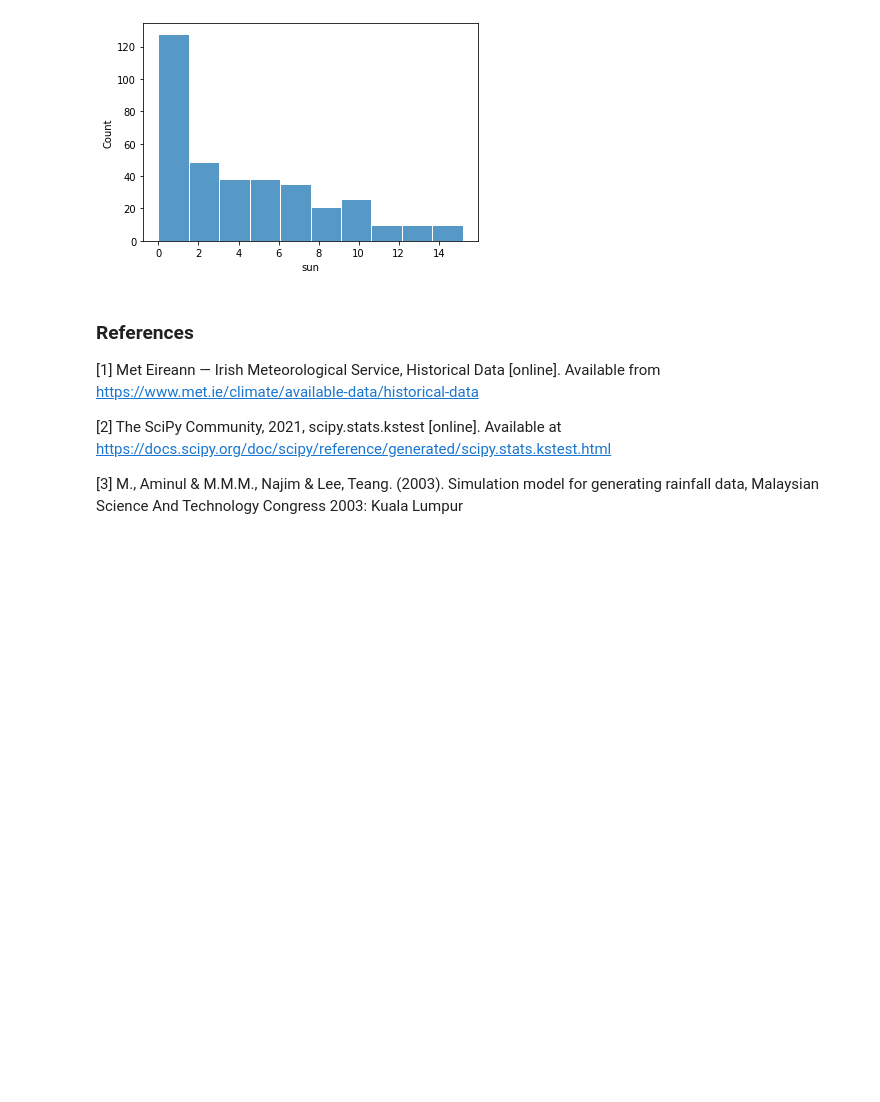
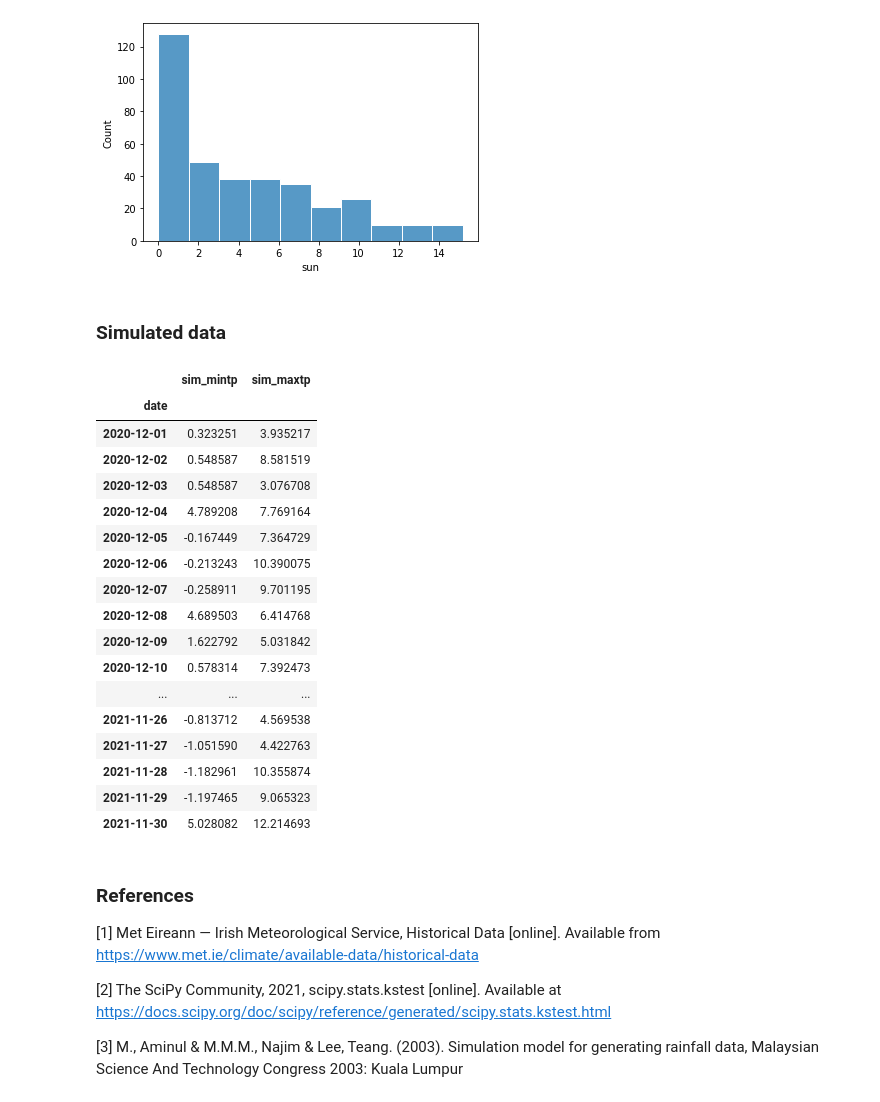
Before and after one commit to fod/simulation, a Jupyter notebook: simulation.ipynb, the cells around one changed output. Cells and saved outputs as stored; diff of their text form; code cells hidden in the pictures; blank space fills up the shorter version.

Commit message:
sim data table

```diff
--- a/simulation.ipynb
+++ b/simulation.ipynb
@@ -491,6 +504,31 @@ plt.title = "Sunshine duration"
 plt.show()
 # %% [output]
 [figure]
+# %% [markdown]
+### Simulated data
+# %%
+# Simulated Data
+with pd.option_context('display.max_rows', None, 'display.max_columns', None):
+    display(df[['sim_mintp', 'sim_maxtp']])
+# %% [output]
+|  | sim_mintp | sim_maxtp |
+| date |  |  |
+| 2020-12-01 | 0.323251 | 3.935217 |
+| 2020-12-02 | 0.548587 | 8.581519 |
+| 2020-12-03 | 0.548587 | 3.076708 |
+| 2020-12-04 | 4.789208 | 7.769164 |
+| 2020-12-05 | -0.167449 | 7.364729 |
+| 2020-12-06 | -0.213243 | 10.390075 |
+| 2020-12-07 | -0.258911 | 9.701195 |
+| 2020-12-08 | 4.689503 | 6.414768 |
+| 2020-12-09 | 1.622792 | 5.031842 |
+| 2020-12-10 | 0.578314 | 7.392473 |
+| ... | ... | ... |
+| 2021-11-26 | -0.813712 | 4.569538 |
+| 2021-11-27 | -1.051590 | 4.422763 |
+| 2021-11-28 | -1.182961 | 10.355874 |
+| 2021-11-29 | -1.197465 | 9.065323 |
+| 2021-11-30 | 5.028082 | 12.214693 |
 # %% [markdown]
 ### References
 
```
Also changed, not shown: parts of 4 cells of this notebook, 1 other file.
